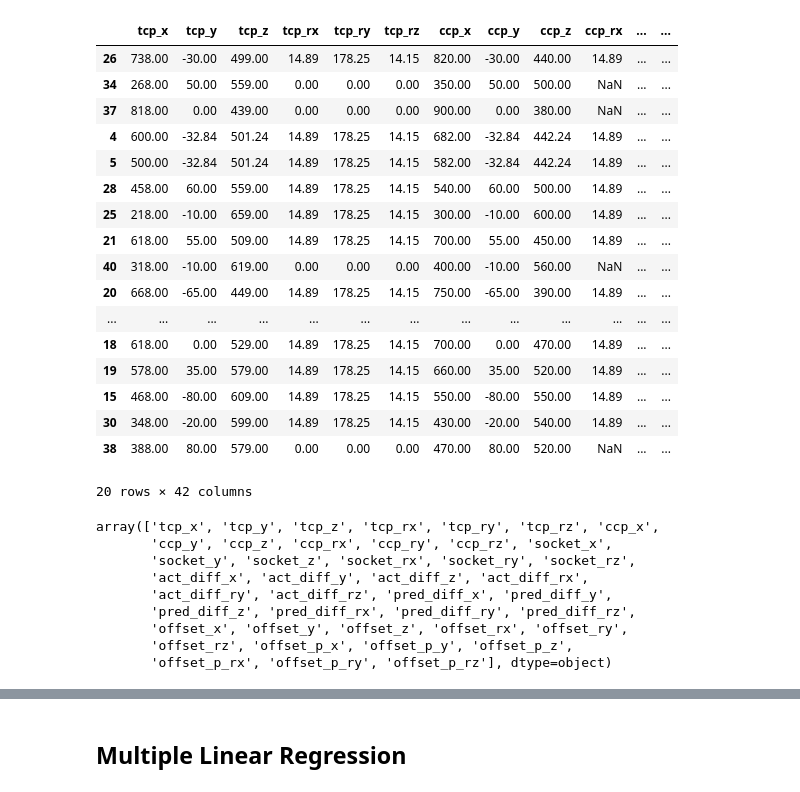
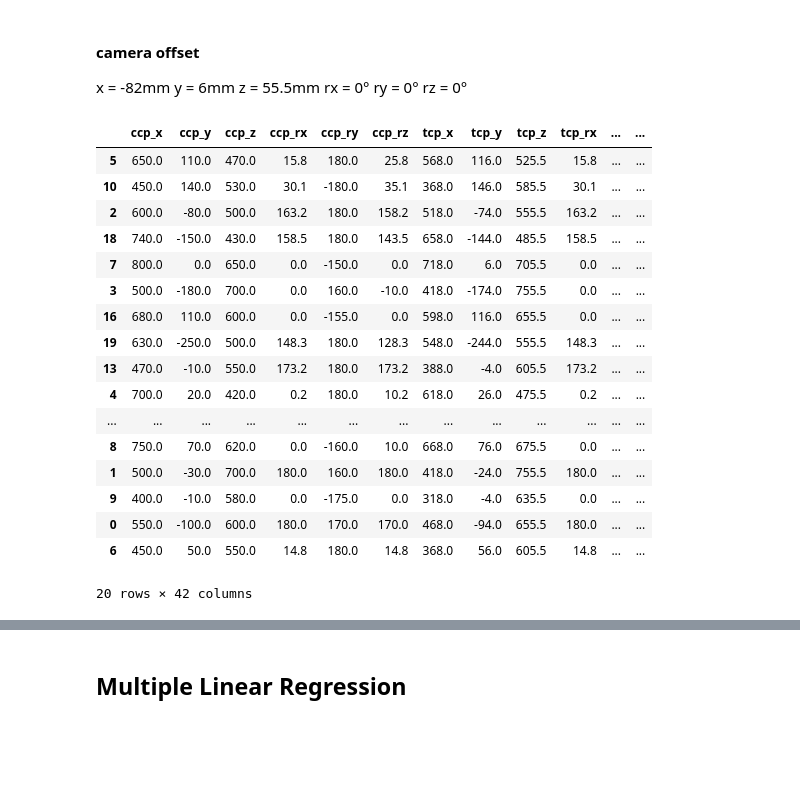
Before and after one commit to JimmyDanger12/rocsys, a Jupyter notebook: data_exploration.ipynb, the cells around one changed output, grey strips where cells are left out. Drawn from its saved outputs; the diff is of its cells as text; code cells hidden in the pictures; blank space fills up the shorter version.

```diff
--- a/data_exploration.ipynb
+++ b/data_exploration.ipynb
@@ -7,2 +12,2 @@ pd.options.mode.chained_assignment = None
 # %%
-file_raw = pd.read_csv("Offset robot.csv",skiprows=4)
+data_raw = pd.read_csv("Offset robot.csv",skiprows=5)
@@ -9,33 +49,29 @@ file_raw = pd.read_csv("Offset robot.csv",skiprows=4)
+# %% [markdown]
+#### camera offset
+x = -82mm
+y = 6mm
+z = 55.5mm
+rx = 0°
+ry = 0°
+rz = 0°
 # %%
-file_raw.sample(20)
+data_raw.sample(20)
 # %% [output]
-|  | tcp_x | tcp_y | tcp_z | tcp_rx | tcp_ry | tcp_rz | ccp_x | ccp_y | ccp_z | ccp_rx | ... | ... |
-| 26 | 738.00 | -30.00 | 499.00 | 14.89 | 178.25 | 14.15 | 820.00 | -30.00 | 440.00 | 14.89 | ... | ... |
-| 34 | 268.00 | 50.00 | 559.00 | 0.00 | 0.00 | 0.00 | 350.00 | 50.00 | 500.00 | NaN | ... | ... |
-| 37 | 818.00 | 0.00 | 439.00 | 0.00 | 0.00 | 0.00 | 900.00 | 0.00 | 380.00 | NaN | ... | ... |
-| 4 | 600.00 | -32.84 | 501.24 | 14.89 | 178.25 | 14.15 | 682.00 | -32.84 | 442.24 | 14.89 | ... | ... |
-| 5 | 500.00 | -32.84 | 501.24 | 14.89 | 178.25 | 14.15 | 582.00 | -32.84 | 442.24 | 14.89 | ... | ... |
-| 28 | 458.00 | 60.00 | 559.00 | 14.89 | 178.25 | 14.15 | 540.00 | 60.00 | 500.00 | 14.89 | ... | ... |
-| 25 | 218.00 | -10.00 | 659.00 | 14.89 | 178.25 | 14.15 | 300.00 | -10.00 | 600.00 | 14.89 | ... | ... |
-| 21 | 618.00 | 55.00 | 509.00 | 14.89 | 178.25 | 14.15 | 700.00 | 55.00 | 450.00 | 14.89 | ... | ... |
-| 40 | 318.00 | -10.00 | 619.00 | 0.00 | 0.00 | 0.00 | 400.00 | -10.00 | 560.00 | NaN | ... | ... |
-| 20 | 668.00 | -65.00 | 449.00 | 14.89 | 178.25 | 14.15 | 750.00 | -65.00 | 390.00 | 14.89 | ... | ... |
+|  | ccp_x | ccp_y | ccp_z | ccp_rx | ccp_ry | ccp_rz | tcp_x | tcp_y | tcp_z | tcp_rx | ... | ... |
+| 5 | 650.0 | 110.0 | 470.0 | 15.8 | 180.0 | 25.8 | 568.0 | 116.0 | 525.5 | 15.8 | ... | ... |
+| 10 | 450.0 | 140.0 | 530.0 | 30.1 | -180.0 | 35.1 | 368.0 | 146.0 | 585.5 | 30.1 | ... | ... |
+| 2 | 600.0 | -80.0 | 500.0 | 163.2 | 180.0 | 158.2 | 518.0 | -74.0 | 555.5 | 163.2 | ... | ... |
+| 18 | 740.0 | -150.0 | 430.0 | 158.5 | 180.0 | 143.5 | 658.0 | -144.0 | 485.5 | 158.5 | ... | ... |
+| 7 | 800.0 | 0.0 | 650.0 | 0.0 | -150.0 | 0.0 | 718.0 | 6.0 | 705.5 | 0.0 | ... | ... |
+| 3 | 500.0 | -180.0 | 700.0 | 0.0 | 160.0 | -10.0 | 418.0 | -174.0 | 755.5 | 0.0 | ... | ... |
+| 16 | 680.0 | 110.0 | 600.0 | 0.0 | -155.0 | 0.0 | 598.0 | 116.0 | 655.5 | 0.0 | ... | ... |
+| 19 | 630.0 | -250.0 | 500.0 | 148.3 | 180.0 | 128.3 | 548.0 | -244.0 | 555.5 | 148.3 | ... | ... |
+| 13 | 470.0 | -10.0 | 550.0 | 173.2 | 180.0 | 173.2 | 388.0 | -4.0 | 605.5 | 173.2 | ... | ... |
+| 4 | 700.0 | 20.0 | 420.0 | 0.2 | 180.0 | 10.2 | 618.0 | 26.0 | 475.5 | 0.2 | ... | ... |
 | ... | ... | ... | ... | ... | ... | ... | ... | ... | ... | ... | ... | ... |
-| 18 | 618.00 | 0.00 | 529.00 | 14.89 | 178.25 | 14.15 | 700.00 | 0.00 | 470.00 | 14.89 | ... | ... |
-| 19 | 578.00 | 35.00 | 579.00 | 14.89 | 178.25 | 14.15 | 660.00 | 35.00 | 520.00 | 14.89 | ... | ... |
-| 15 | 468.00 | -80.00 | 609.00 | 14.89 | 178.25 | 14.15 | 550.00 | -80.00 | 550.00 | 14.89 | ... | ... |
-| 30 | 348.00 | -20.00 | 599.00 | 14.89 | 178.25 | 14.15 | 430.00 | -20.00 | 540.00 | 14.89 | ... | ... |
-| 38 | 388.00 | 80.00 | 579.00 | 0.00 | 0.00 | 0.00 | 470.00 | 80.00 | 520.00 | NaN | ... | ... |
+| 8 | 750.0 | 70.0 | 620.0 | 0.0 | -160.0 | 10.0 | 668.0 | 76.0 | 675.5 | 0.0 | ... | ... |
+| 1 | 500.0 | -30.0 | 700.0 | 180.0 | 160.0 | 180.0 | 418.0 | -24.0 | 755.5 | 180.0 | ... | ... |
+| 9 | 400.0 | -10.0 | 580.0 | 0.0 | -175.0 | 0.0 | 318.0 | -4.0 | 635.5 | 0.0 | ... | ... |
+| 0 | 550.0 | -100.0 | 600.0 | 180.0 | 170.0 | 170.0 | 468.0 | -94.0 | 655.5 | 180.0 | ... | ... |
+| 6 | 450.0 | 50.0 | 550.0 | 14.8 | 180.0 | 14.8 | 368.0 | 56.0 | 605.5 | 14.8 | ... | ... |
 20 rows × 42 columns
-# %%
-file_raw.columns.values
-# %% [output]
-array(['tcp_x', 'tcp_y', 'tcp_z', 'tcp_rx', 'tcp_ry', 'tcp_rz', 'ccp_x',
-       'ccp_y', 'ccp_z', 'ccp_rx', 'ccp_ry', 'ccp_rz', 'socket_x',
-       'socket_y', 'socket_z', 'socket_rx', 'socket_ry', 'socket_rz',
-       'act_diff_x', 'act_diff_y', 'act_diff_z', 'act_diff_rx',
-       'act_diff_ry', 'act_diff_rz', 'pred_diff_x', 'pred_diff_y',
-       'pred_diff_z', 'pred_diff_rx', 'pred_diff_ry', 'pred_diff_rz',
-       'offset_x', 'offset_y', 'offset_z', 'offset_rx', 'offset_ry',
-       'offset_rz', 'offset_p_x', 'offset_p_y', 'offset_p_z',
-       'offset_p_rx', 'offset_p_ry', 'offset_p_rz'], dtype=object)
```
Also changed, not shown: parts of 28 cells of this notebook, 3 other files.
